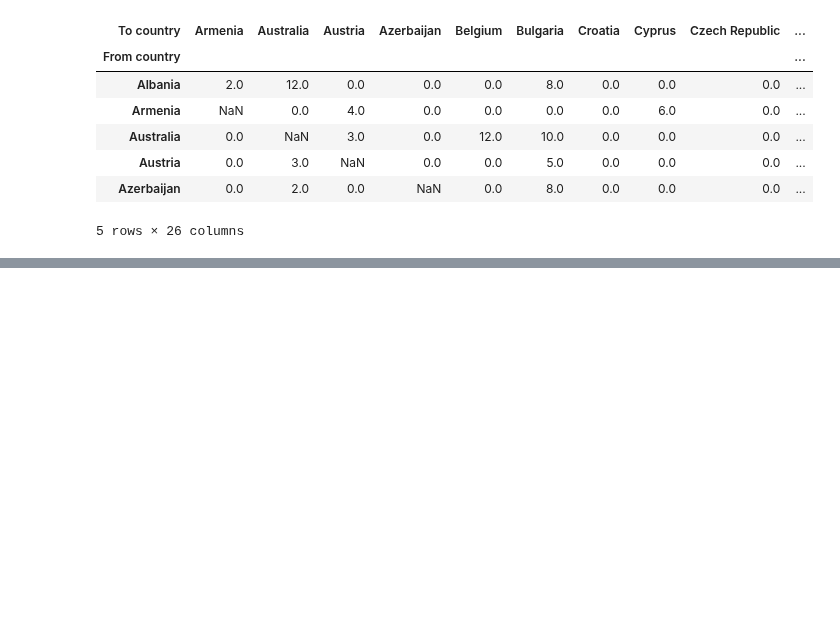
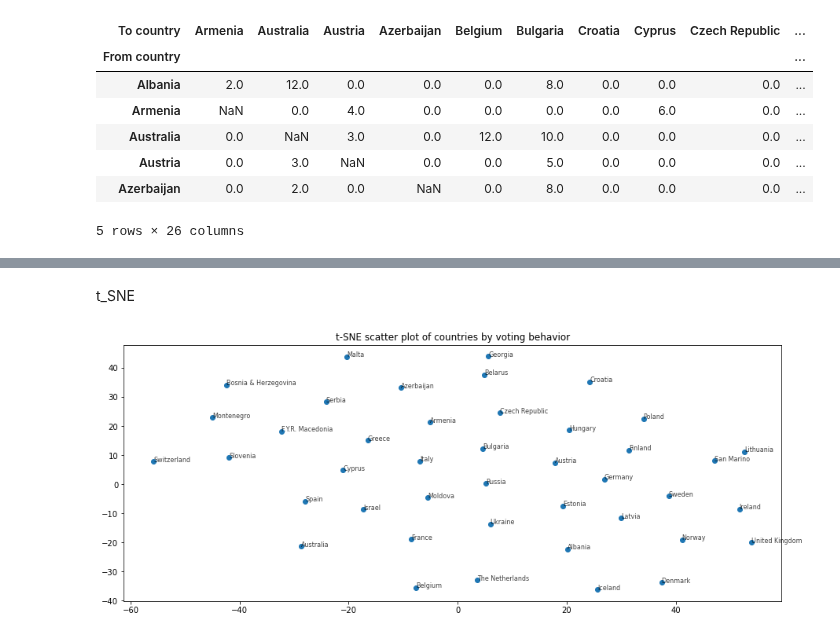
Before and after one commit to rmarinplana/personalProjects, a Jupyter notebook: unsupervised_learning_study.ipynb, the cells around one changed output, grey strips where cells are left out. Saved outputs shown, nothing was run; the diff lists cells and outputs as text; code cells hidden in the pictures; blank space fills up the shorter version.

```diff
--- a/unsupervised_learning_study.ipynb
+++ b/unsupervised_learning_study.ipynb
@@ -381,0 +430,3 @@ labels = fcluster()
+# %%
+eurovision_ct["labels"] = labels
+eurovision_ct.head()
@@ -381,0 +442,21 @@ labels = fcluster()
+# %% [markdown]
+t_SNE
+# %%
+from sklearn.manifold import TSNE
+
+tsne = TSNE(n_components=2, learning_rate=100)
+transformed = tsne.fit_transform(eurovision_ct)
+
+
+xs = transformed[:,0]
+ys = transformed[:,1]
+fig = plt.figure(figsize=(15, 6))
+plt.title("t-SNE scatter plot of countries by voting behavior")
+plt.scatter(xs, ys)
+
+# Annotate the points
+for x, y, country in zip(xs, ys, eurovision_ct.index):
+    plt.annotate(country, (x, y), fontsize=8, alpha=0.75)
+plt.show()
+# %% [output]
+[figure, added]
```
Also changed, not shown: parts of 10 cells of this notebook.
